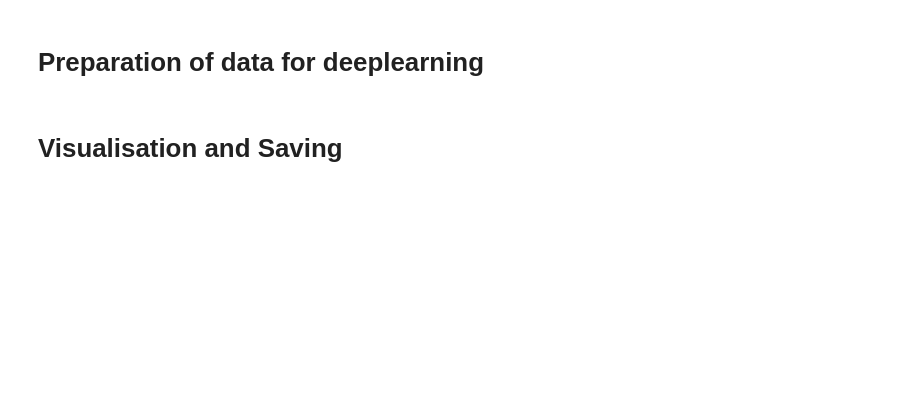
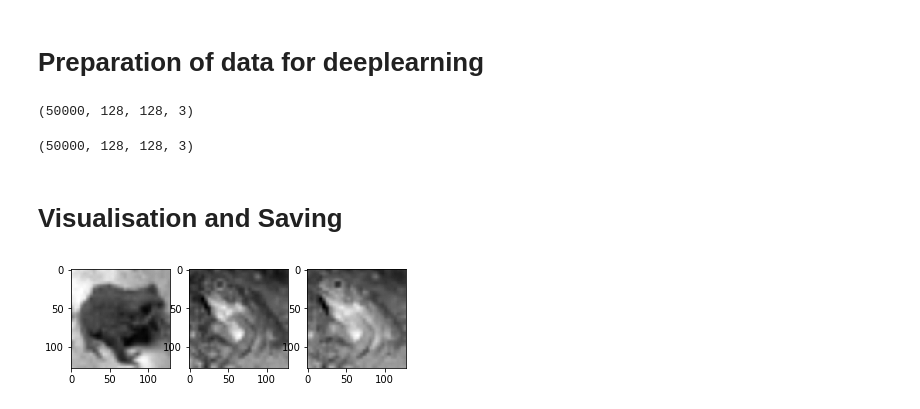
Before and after one commit to kreshuklab/teaching-dl-course-2019, a Jupyter notebook: Webinars/exercise1/ReadingData.ipynb, the cells around one changed output. Saved outputs shown, nothing was run; the diff lists cells and outputs as text; code cells hidden in the pictures; blank space fills up the shorter version.

```diff
--- a/Webinars/exercise1/ReadingData.ipynb
+++ b/Webinars/exercise1/ReadingData.ipynb
@@ -56,7 +94,7 @@ print(CATEGORIES)
 # %%
 training_data = []
-IMG_SIZE_H='Desire_Hight_for_your_images' # in a case of resize to normalize data size
-IMG_SIZE_W='Desire_Weight_for_your_images' # in a case of resize to normalize data size
+IMG_SIZE_H=128 # in a case of resize to normalize data size
+IMG_SIZE_W=128 # in a case of resize to normalize data size
 def create_training_data():
     for category in CATEGORIES:  # do plants and weeds
 
@@ -81,19 +121,26 @@ y = []  # An Array for labels
 for features,label in training_data:   # Seperation of iamegs and labels
     X.append(features)
     y.append(label)
+print(np.array(X).shape) # Print the size of the database
+# %% [output]
+(50000, 128, 128, 3)
 # %%
 X = np.array(X).reshape(-1, IMG_SIZE_H, IMG_SIZE_W, 3)  # Reshape data in a form that is suitable for keras
 print(X.shape) # Print the size of the database
+# %% [output]
+(50000, 128, 128, 3)
 # %% [markdown]
 # **Visualisation and Saving**
 # %%
 # plot 3 images as gray scale
 plt.subplot(131)
 plt.imshow(X[0,:,:,0], cmap=plt.get_cmap('gray'))
 plt.subplot(132)
 plt.imshow(X[1,:,:,0], cmap=plt.get_cmap('gray'))
 plt.subplot(133)
-plt.imshow(X[3,:,:,0], cmap=plt.get_cmap('gray'))
+plt.imshow(X[1,:,:,1], cmap=plt.get_cmap('gray')) #CIFAR data contains 3 channels, here we display 2nd channel for 1st image
 # show the plot
 plt.show()
+# %% [output]
+[figure, added]
 # %%
```
Also changed, not shown: parts of 7 cells of this notebook.
